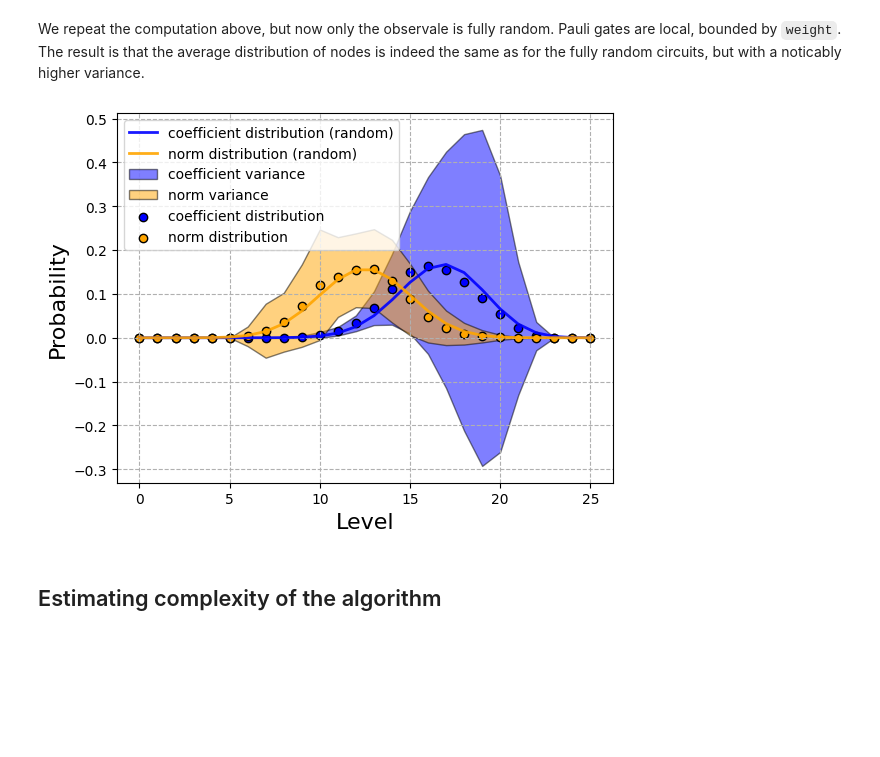
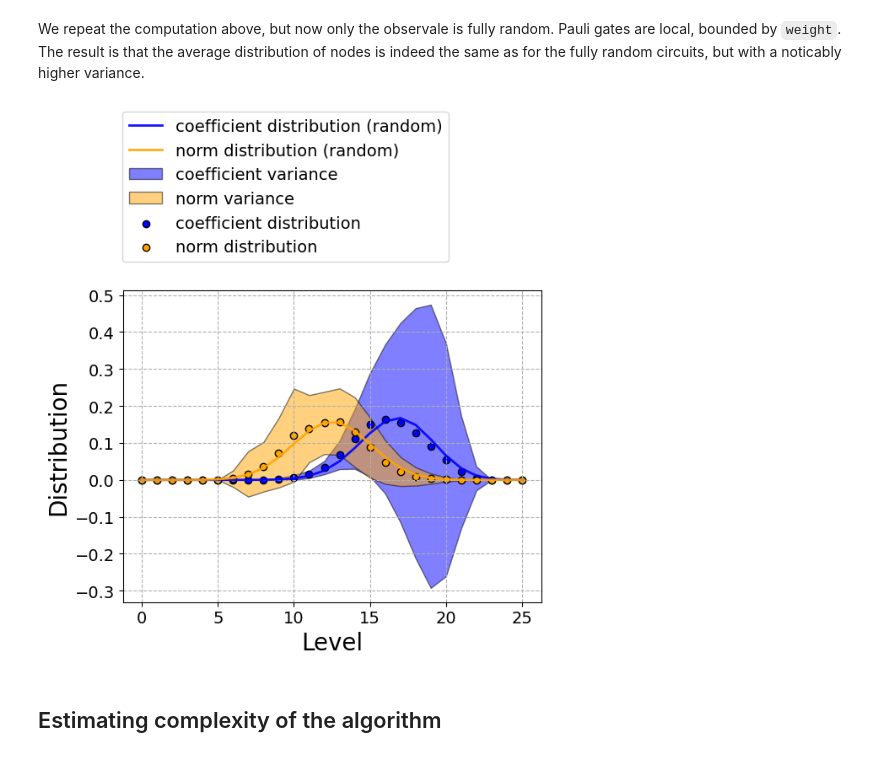
Before and after one commit to idnm/FourierVQA, a Jupyter notebook: experiments.ipynb, the cells around one changed output. Cells and saved outputs as stored; diff of their text form; code cells hidden in the pictures; blank space fills up the shorter version.

Commit message:
Update figure.

```diff
--- a/experiments.ipynb
+++ b/experiments.ipynb
@@ -133,13 +133,16 @@ for seed in tqdm(range(num_samples)):
     # check_admissible=False to get the full expansion of the dressed Hamiltonian
     fourier_computation.compute(check_admissible=False, verbose=False)
     fourier_stats_samples.append(fourier_computation.stats())
-# %%
-FourierStats.plot_several(fourier_stats_samples)
-# plt.title(f'N={num_qubits}, M={num_paulis}');
-plt.legend(loc=2);
-#plt.savefig('tex/figures/random_local_nodes.png', dpi=1000)
-# %% [output]
-[figure, removed]
+# %%
+plt.rcParams.update({'font.size': 14})
+FourierStats.plot_several(fourier_stats_samples)
+plt.ylabel('Distribution', fontsize=20)
+plt.xlabel('Level', fontsize=20)
+# plt.title(f'N={num_qubits}, M={num_paulis}');
+plt.legend(bbox_to_anchor=(-0.02, 1.6), loc='upper left');
+plt.savefig('tex/figures/random_local_nodes.png', bbox_inches="tight", dpi=1000)
+# %% [output]
+[figure, added]
 # %% [markdown]
 ## Estimating complexity of the algorithm
 # %% [markdown]
```
Also changed, not shown: parts of 4 cells of this notebook.
